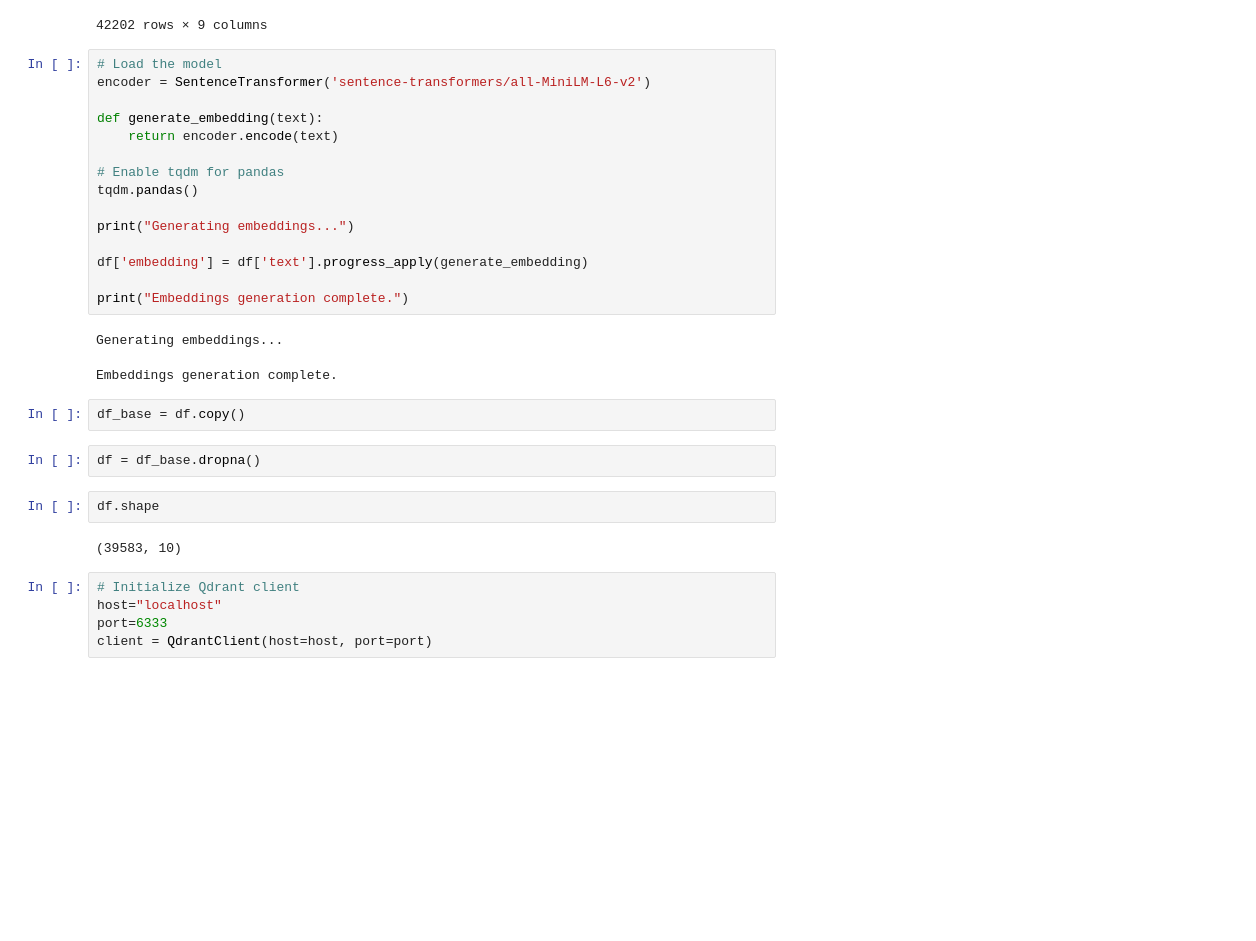
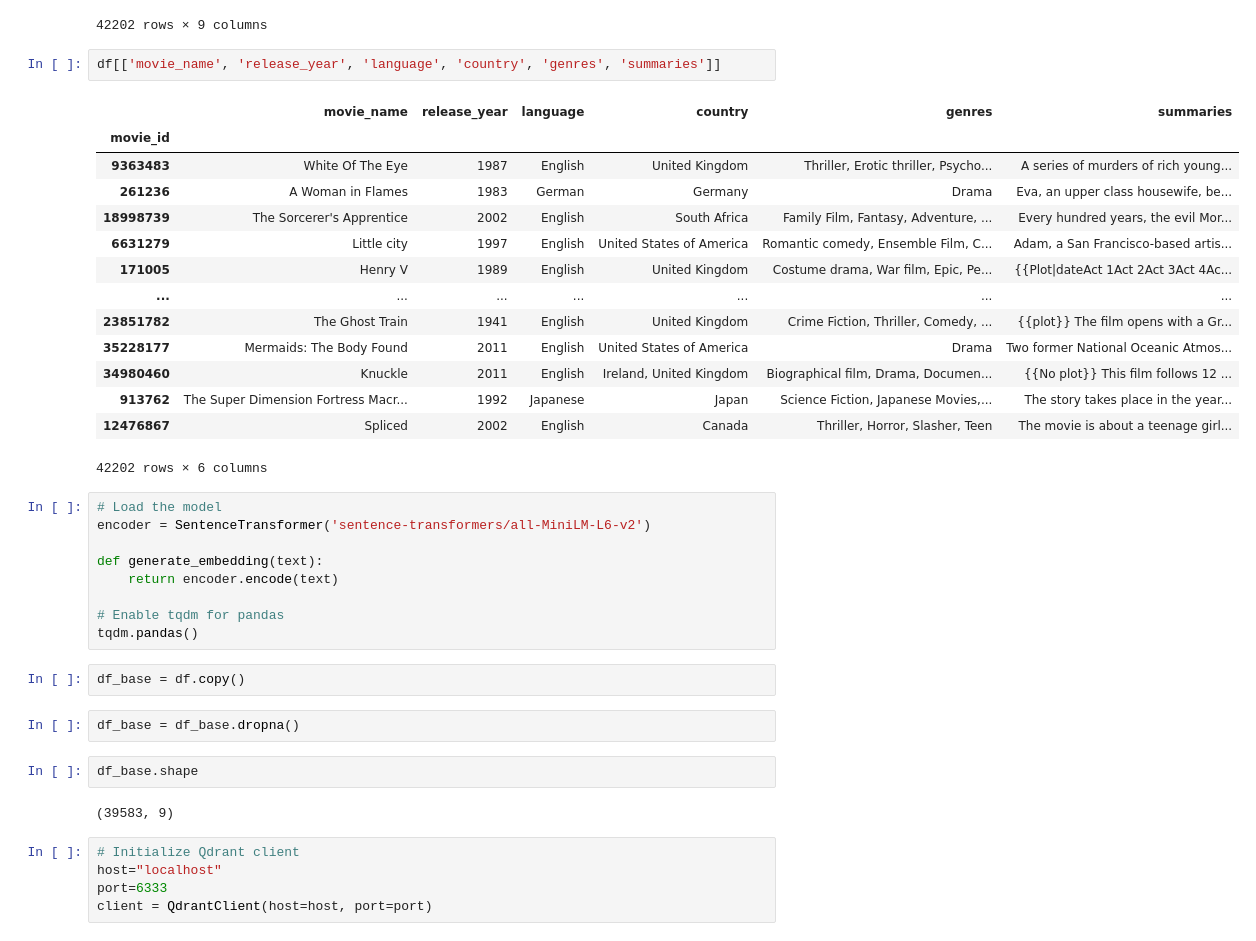
Before and after one commit to Elangoraj/Semantic-Search-V2, a Jupyter notebook: notebooks/semantic_search.ipynb, the cells around one changed output. Cells and saved outputs as stored; diff of their text form; blank space fills up the shorter version.

Commit message:
updated cleaning text

```diff
--- a/notebooks/semantic_search.ipynb
+++ b/notebooks/semantic_search.ipynb
@@ -131,6 +139,23 @@ df
 | 913762 | The Super Dimension Fortress Macr... | 1992-05-21 | Japanese | Japan | Science Fiction, Japanese Movies,... | The story takes place in the year... | the story takes place in the year... | 1992 | ... |
 | 12476867 | Spliced | 2002 | English | Canada | Thriller, Horror, Slasher, Teen | The movie is about a teenage girl... | the movie is about a teenage girl... | 2002 | ... |
 42202 rows × 9 columns
+# %%
+df[['movie_name', 'release_year', 'language', 'country', 'genres', 'summaries']]
+# %% [output]
+|  | movie_name | release_year | language | country | genres | summaries |
+| movie_id |  |  |  |  |  |  |
+| 9363483 | White Of The Eye | 1987 | English | United Kingdom | Thriller, Erotic thriller, Psycho... | A series of murders of rich young... |
+| 261236 | A Woman in Flames | 1983 | German | Germany | Drama | Eva, an upper class housewife, be... |
+| 18998739 | The Sorcerer's Apprentice | 2002 | English | South Africa | Family Film, Fantasy, Adventure, ... | Every hundred years, the evil Mor... |
+| 6631279 | Little city | 1997 | English | United States of America | Romantic comedy, Ensemble Film, C... | Adam, a San Francisco-based artis... |
+| 171005 | Henry V | 1989 | English | United Kingdom | Costume drama, War film, Epic, Pe... | {{Plot|dateAct 1Act 2Act 3Act 4Ac... |
+| ... | ... | ... | ... | ... | ... | ... |
+| 23851782 | The Ghost Train | 1941 | English | United Kingdom | Crime Fiction, Thriller, Comedy, ... | {{plot}} The film opens with a Gr... |
+| 35228177 | Mermaids: The Body Found | 2011 | English | United States of America | Drama | Two former National Oceanic Atmos... |
+| 34980460 | Knuckle | 2011 | English | Ireland, United Kingdom | Biographical film, Drama, Documen... | {{No plot}} This film follows 12 ... |
+| 913762 | The Super Dimension Fortress Macr... | 1992 | Japanese | Japan | Science Fiction, Japanese Movies,... | The story takes place in the year... |
+| 12476867 | Spliced | 2002 | English | Canada | Thriller, Horror, Slasher, Teen | The movie is about a teenage girl... |
+42202 rows × 6 columns
 # %%
 # Load the model
 encoder = SentenceTransformer('sentence-transformers/all-MiniLM-L6-v2')
@@ -140,23 +165,14 @@ def generate_embedding(text):
 
 # Enable tqdm for pandas
 tqdm.pandas()
-
-print("Generating embeddings...")
-
-df['embedding'] = df['text'].progress_apply(generate_embedding)
-
-print("Embeddings generation complete.")
-# %% [output]
-Generating embeddings...
-Embeddings generation complete.
 # %%
 df_base = df.copy()
 # %%
-df = df_base.dropna()
+df_base = df_base.dropna()
 # %%
-df.shape
+df_base.shape
 # %% [output]
-(39583, 10)
+(39583, 9)
 # %%
 # Initialize Qdrant client
 host="localhost"
```
Also changed, not shown: parts of 7 cells of this notebook.
